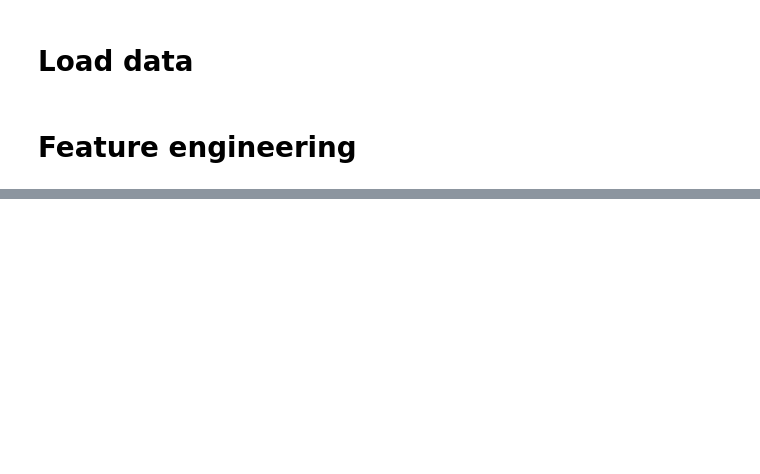
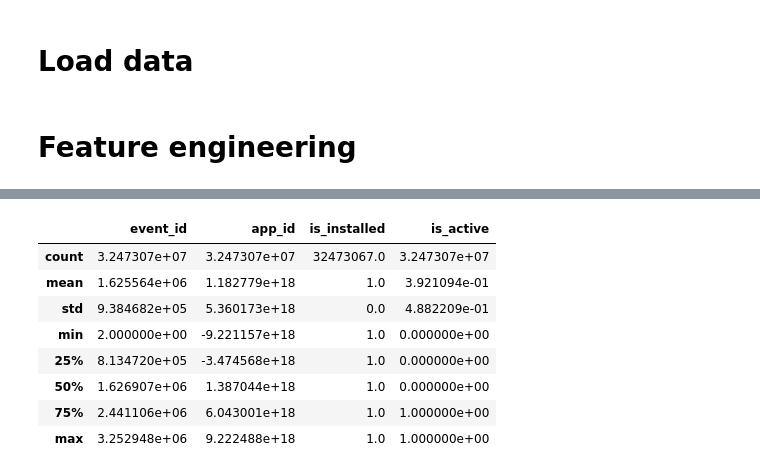
Before and after one commit to patrykjarzyna/Talking-Data, a Jupyter notebook: TalkingData.ipynb, the cells around one changed output, grey strips where cells are left out. Cells and saved outputs as stored; diff of their text form; code cells hidden in the pictures; blank space fills up the shorter version.

```diff
--- a/TalkingData.ipynb
+++ b/TalkingData.ipynb
@@ -28,0 +54,12 @@ sample_submission.head(5)
+# %%
+app_events.describe()
+# %% [output]
+|  | event_id | app_id | is_installed | is_active |
+| count | 3.247307e+07 | 3.247307e+07 | 32473067.0 | 3.247307e+07 |
+| mean | 1.625564e+06 | 1.182779e+18 | 1.0 | 3.921094e-01 |
+| std | 9.384682e+05 | 5.360173e+18 | 0.0 | 4.882209e-01 |
+| min | 2.000000e+00 | -9.221157e+18 | 1.0 | 0.000000e+00 |
+| 25% | 8.134720e+05 | -3.474568e+18 | 1.0 | 0.000000e+00 |
+| 50% | 1.626907e+06 | 1.387044e+18 | 1.0 | 0.000000e+00 |
+| 75% | 2.441106e+06 | 6.043001e+18 | 1.0 | 1.000000e+00 |
+| max | 3.252948e+06 | 9.222488e+18 | 1.0 | 1.000000e+00 |
```
Also changed, not shown: parts of 11 cells of this notebook.
